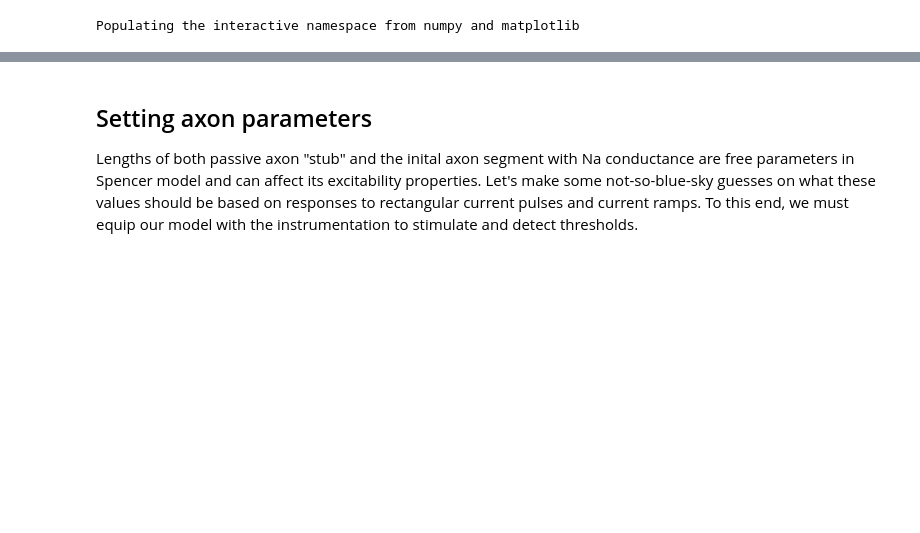
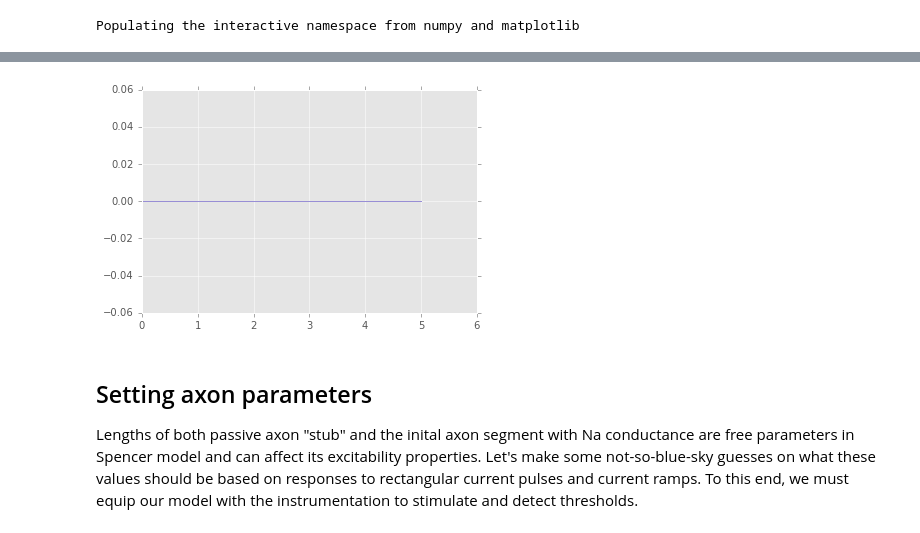
Before and after one commit to abrazhe/OC2, a Jupyter notebook: Spencer-energy.ipynb, the cells around one changed output, grey strips where cells are left out. Drawn from its saved outputs; the diff is of its cells as text; code cells hidden in the pictures; blank space fills up the shorter version.

```diff
--- a/Spencer-energy.ipynb
+++ b/Spencer-energy.ipynb
@@ -156,0 +206,5 @@ class OctopusCell:
+# %%
+for oc in oclist:
+    plot(oc.tv, array(oc.vs)-oclist[0].vs)
+# %% [output]
+[figure, added]
```
Also changed, not shown: parts of 57 cells of this notebook.
